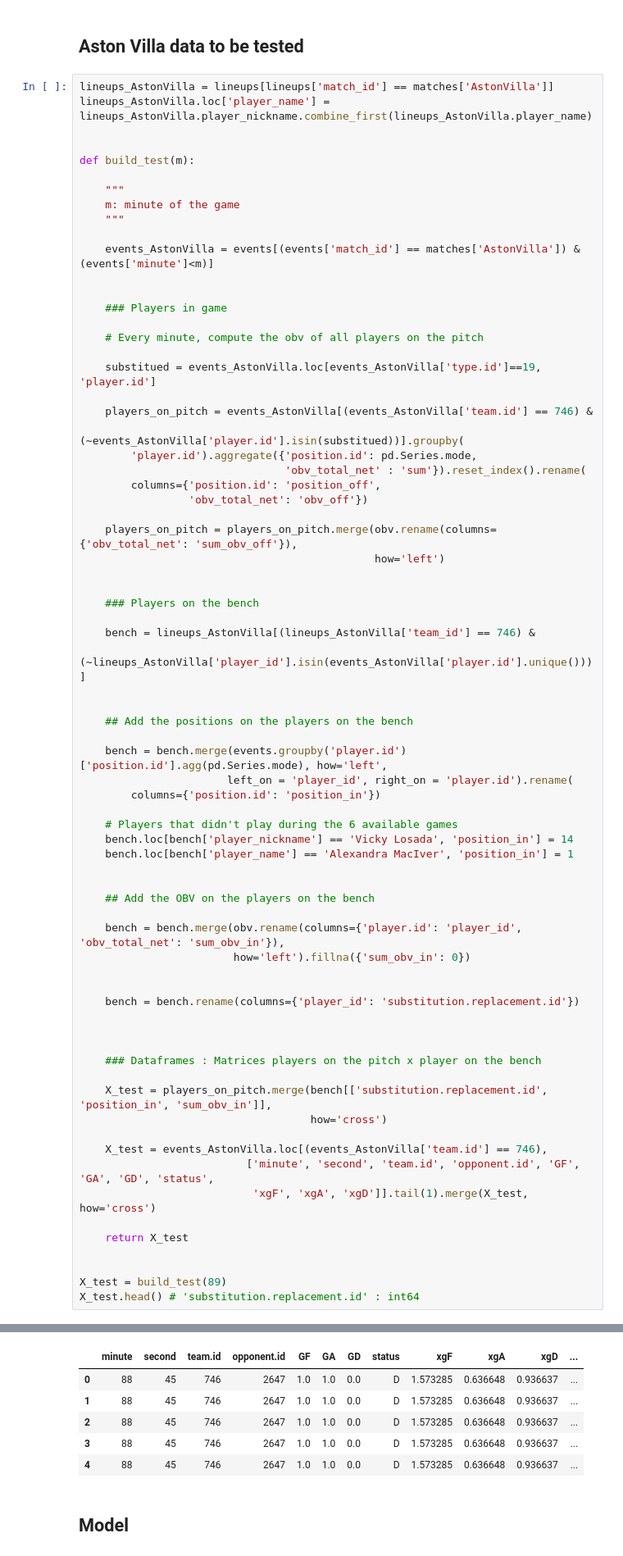
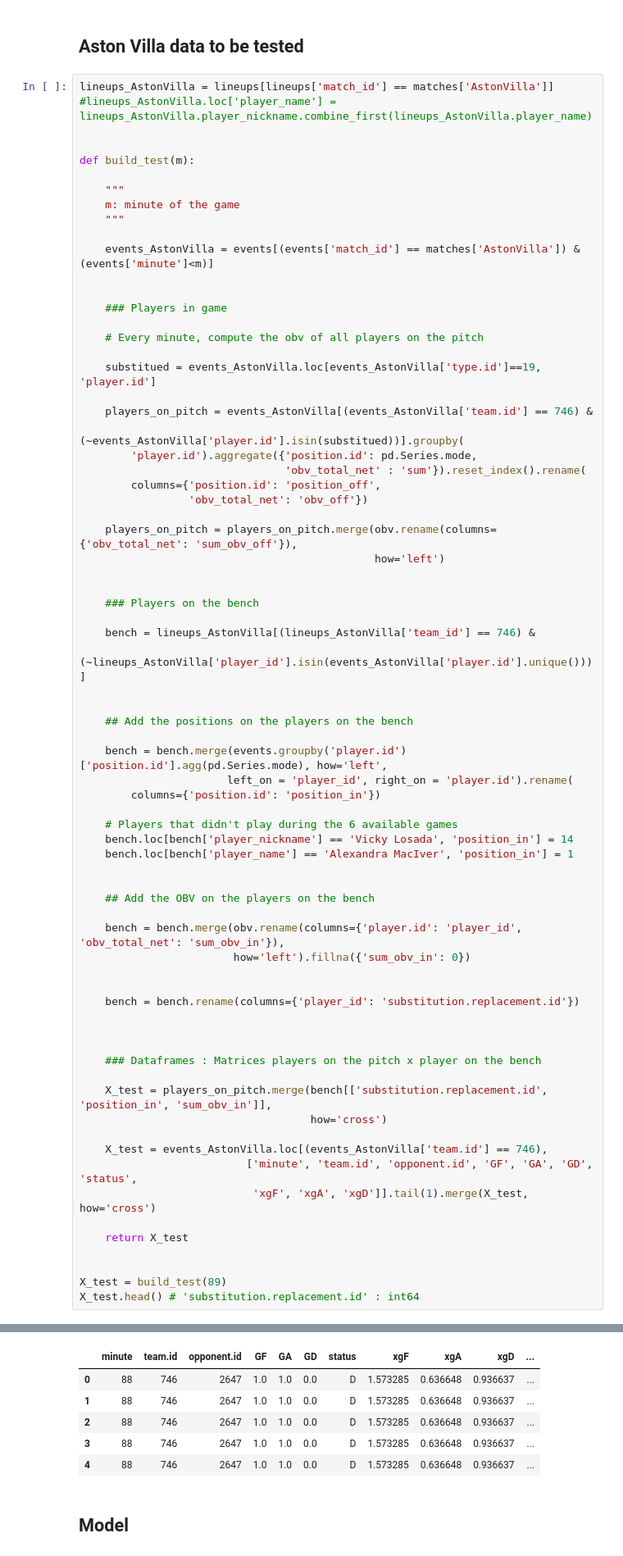
Before and after one commit to Juliette-De/Man-City-Hackathon, a Jupyter notebook: notebooks/Substitutions_exploration.ipynb, the cells around one changed output, grey strips where cells are left out. Shown at 82% size. Drawn from its saved outputs; the diff is of its cells as text.

```diff
--- a/notebooks/Substitutions_exploration.ipynb
+++ b/notebooks/Substitutions_exploration.ipynb
@@ -386,7 +388,7 @@ subs[['match_id', 'index', 'minute', 'second', 'team.id', 'opponent.id',
 ## Aston Villa data to be tested
 # %%
 lineups_AstonVilla = lineups[lineups['match_id'] == matches['AstonVilla']]
-lineups_AstonVilla.loc['player_name'] = lineups_AstonVilla.player_nickname.combine_first(lineups_AstonVilla.player_name)
+#lineups_AstonVilla.loc['player_name'] = lineups_AstonVilla.player_nickname.combine_first(lineups_AstonVilla.player_name)
 
 
 def build_test(m):
@@ -448,7 +450,7 @@ def build_test(m):
                                     how='cross')
 
     X_test = events_AstonVilla.loc[(events_AstonVilla['team.id'] == 746),
-                          ['minute', 'second', 'team.id', 'opponent.id', 'GF', 'GA', 'GD', 'status',
+                          ['minute', 'team.id', 'opponent.id', 'GF', 'GA', 'GD', 'status',
                            'xgF', 'xgA', 'xgD']].tail(1).merge(X_test, how='cross')
 
     return X_test
@@ -464,9 +462,9 @@ See the caveats in the documentation: https://pandas.pydata.org/pandas-docs/stab
-|  | minute | second | team.id | opponent.id | GF | GA | GD | status | xgF | xgA | xgD | ... |
-| 0 | 88 | 45 | 746 | 2647 | 1.0 | 1.0 | 0.0 | D | 1.573285 | 0.636648 | 0.936637 | ... |
-| 1 | 88 | 45 | 746 | 2647 | 1.0 | 1.0 | 0.0 | D | 1.573285 | 0.636648 | 0.936637 | ... |
-| 2 | 88 | 45 | 746 | 2647 | 1.0 | 1.0 | 0.0 | D | 1.573285 | 0.636648 | 0.936637 | ... |
-| 3 | 88 | 45 | 746 | 2647 | 1.0 | 1.0 | 0.0 | D | 1.573285 | 0.636648 | 0.936637 | ... |
-| 4 | 88 | 45 | 746 | 2647 | 1.0 | 1.0 | 0.0 | D | 1.573285 | 0.636648 | 0.936637 | ... |
+|  | minute | team.id | opponent.id | GF | GA | GD | status | xgF | xgA | xgD | ... |
+| 0 | 88 | 746 | 2647 | 1.0 | 1.0 | 0.0 | D | 1.573285 | 0.636648 | 0.936637 | ... |
+| 1 | 88 | 746 | 2647 | 1.0 | 1.0 | 0.0 | D | 1.573285 | 0.636648 | 0.936637 | ... |
+| 2 | 88 | 746 | 2647 | 1.0 | 1.0 | 0.0 | D | 1.573285 | 0.636648 | 0.936637 | ... |
+| 3 | 88 | 746 | 2647 | 1.0 | 1.0 | 0.0 | D | 1.573285 | 0.636648 | 0.936637 | ... |
+| 4 | 88 | 746 | 2647 | 1.0 | 1.0 | 0.0 | D | 1.573285 | 0.636648 | 0.936637 | ... |
 # %% [markdown]
 ## Model
 # %%
```
Also changed, not shown: parts of 29 cells of this notebook.
